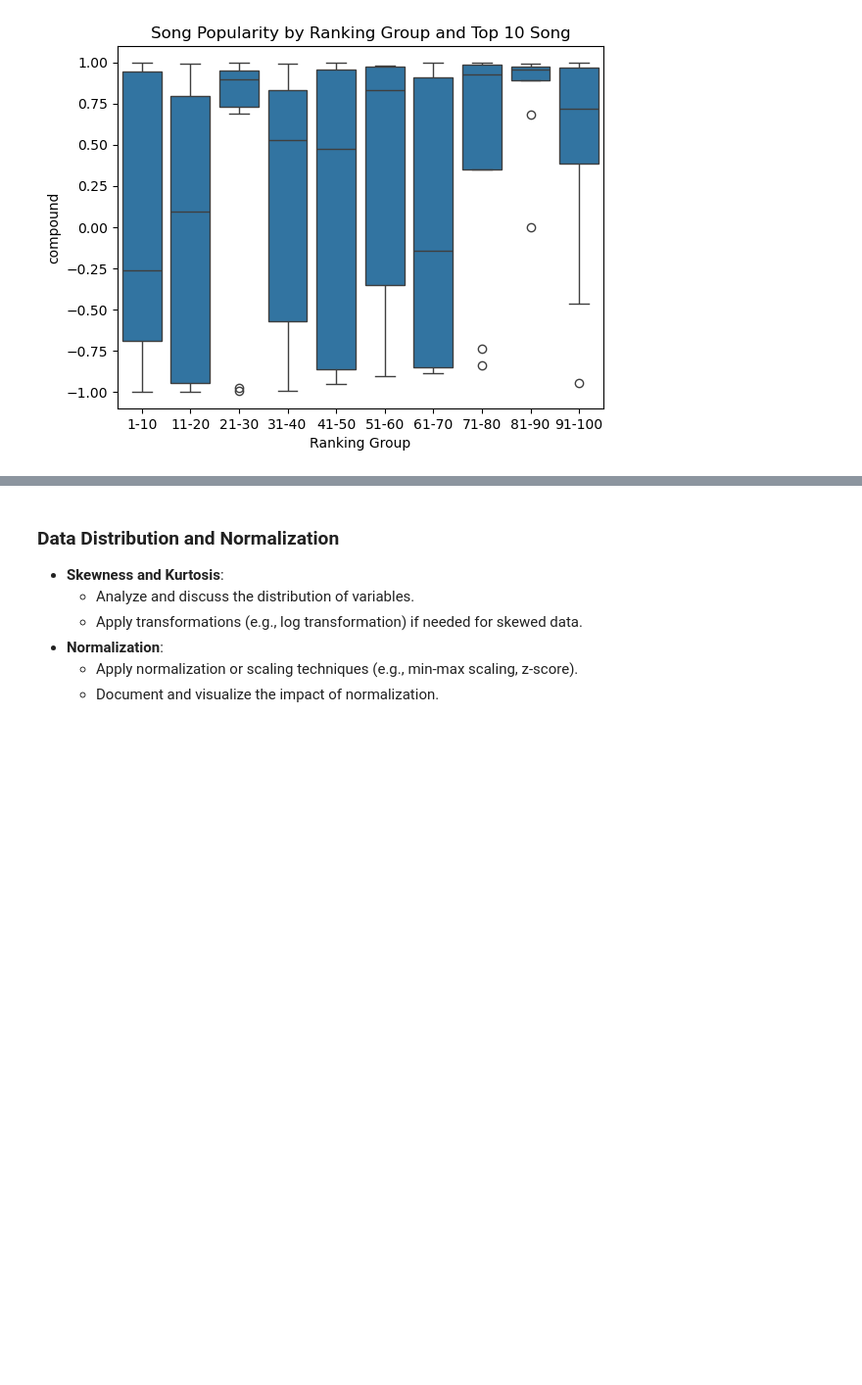
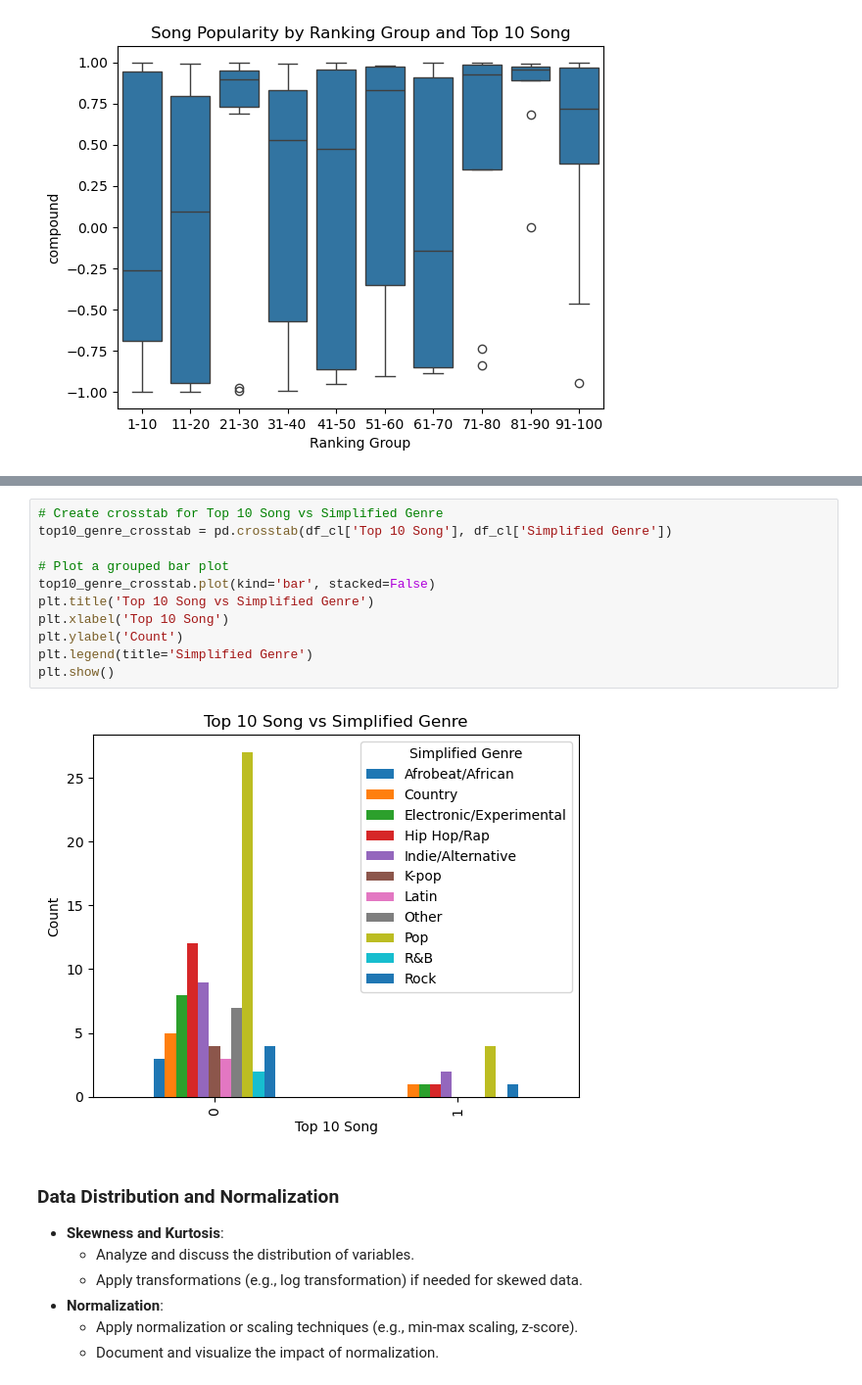
Before and after one commit to satomitheito/Spotify-Song-Analysis, a Jupyter notebook: technical-details/eda/main.ipynb, the cells around one changed output, grey strips where cells are left out. Shown at 98% size. Cells and saved outputs as stored; diff of their text form; blank space fills up the shorter version.

```diff
--- a/technical-details/eda/main.ipynb
+++ b/technical-details/eda/main.ipynb
@@ -318,3 +339,16 @@ This is a graph of the compound
+# %%
+# Create crosstab for Top 10 Song vs Simplified Genre
+top10_genre_crosstab = pd.crosstab(df_cl['Top 10 Song'], df_cl['Simplified Genre'])
+
+# Plot a grouped bar plot
+top10_genre_crosstab.plot(kind='bar', stacked=False)
+plt.title('Top 10 Song vs Simplified Genre')
+plt.xlabel('Top 10 Song')
+plt.ylabel('Count')
+plt.legend(title='Simplified Genre')
+plt.show()
+# %% [output]
+[figure, added]
 # %% [markdown]
 ### Data Distribution and Normalization
 
```
Also changed, not shown: parts of 9 cells of this notebook, 2 other files.
